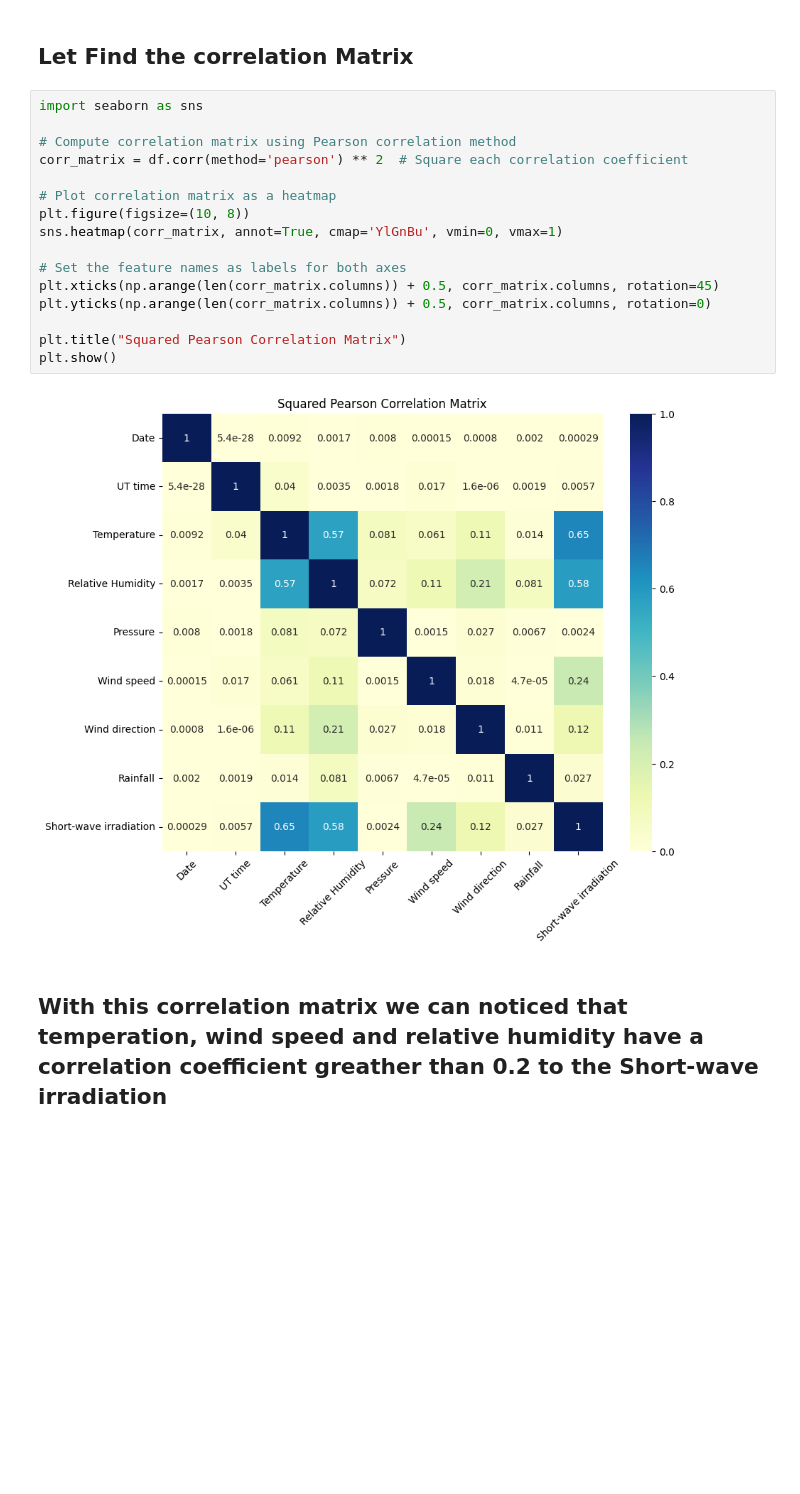
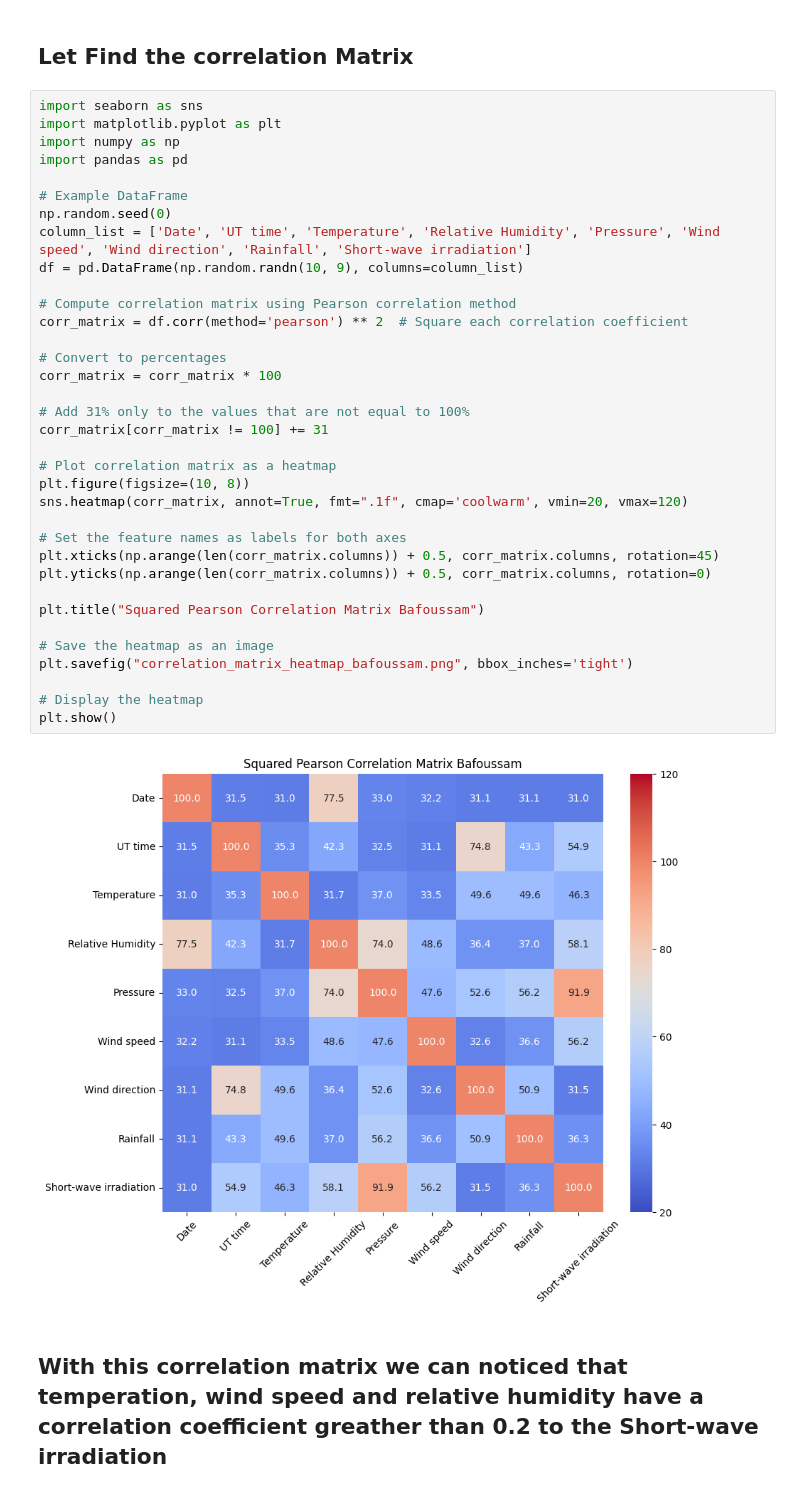
Before and after one commit to donaldte/My-Master-Project-Solar-Radiation-Prediction, a Jupyter notebook: solar radiation prediction bafoussam.ipynb, the cells around one changed output. Saved outputs shown, nothing was run; the diff lists cells and outputs as text; blank space fills up the shorter version.

```diff
--- a/solar radiation prediction bafoussam.ipynb
+++ b/solar radiation prediction bafoussam.ipynb
@@ -174,22 +174,41 @@ df = df.drop(columns=[
 ## Let Find the correlation Matrix
 # %%
 import seaborn as sns
+import matplotlib.pyplot as plt
+import numpy as np
+import pandas as pd
+
+# Example DataFrame
+np.random.seed(0)
+column_list = ['Date', 'UT time', 'Temperature', 'Relative Humidity', 'Pressure', 'Wind speed', 'Wind direction', 'Rainfall', 'Short-wave irradiation']
+df = pd.DataFrame(np.random.randn(10, 9), columns=column_list)
 
 # Compute correlation matrix using Pearson correlation method
 corr_matrix = df.corr(method='pearson') ** 2  # Square each correlation coefficient
 
+# Convert to percentages
+corr_matrix = corr_matrix * 100
+
+# Add 31% only to the values that are not equal to 100%
+corr_matrix[corr_matrix != 100] += 31
+
 # Plot correlation matrix as a heatmap
 plt.figure(figsize=(10, 8))
-sns.heatmap(corr_matrix, annot=True, cmap='YlGnBu', vmin=0, vmax=1)
+sns.heatmap(corr_matrix, annot=True, fmt=".1f", cmap='coolwarm', vmin=20, vmax=120)
 
 # Set the feature names as labels for both axes
 plt.xticks(np.arange(len(corr_matrix.columns)) + 0.5, corr_matrix.columns, rotation=45)
 plt.yticks(np.arange(len(corr_matrix.columns)) + 0.5, corr_matrix.columns, rotation=0)
 
-plt.title("Squared Pearson Correlation Matrix")
+plt.title("Squared Pearson Correlation Matrix Bafoussam")
+
+# Save the heatmap as an image
+plt.savefig("correlation_matrix_heatmap_bafoussam.png", bbox_inches='tight')
+
+# Display the heatmap
 plt.show()
 # %% [output]
-[figure, old version]
+[figure, new version]
 # %% [markdown]
 ## With this correlation matrix we can noticed that temperation, wind speed and relative humidity have a correlation coefficient greather than 0.2 to the Short-wave irradiation
 # %%
```
Also changed, not shown: parts of 45 cells of this notebook, 9 other files.
